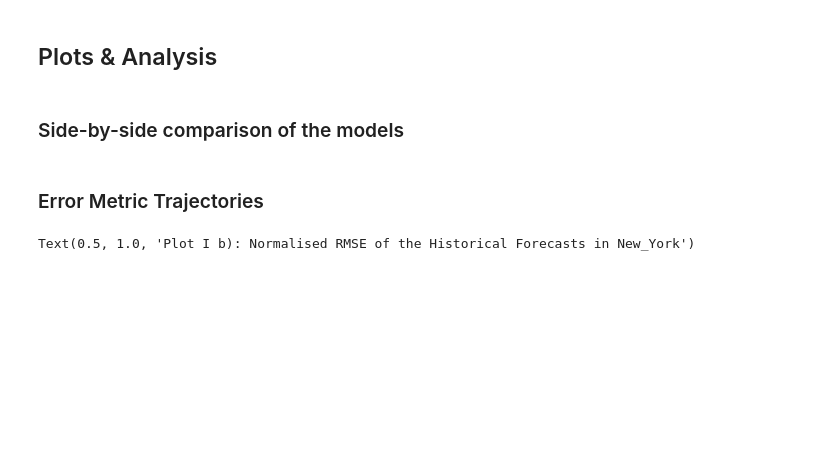
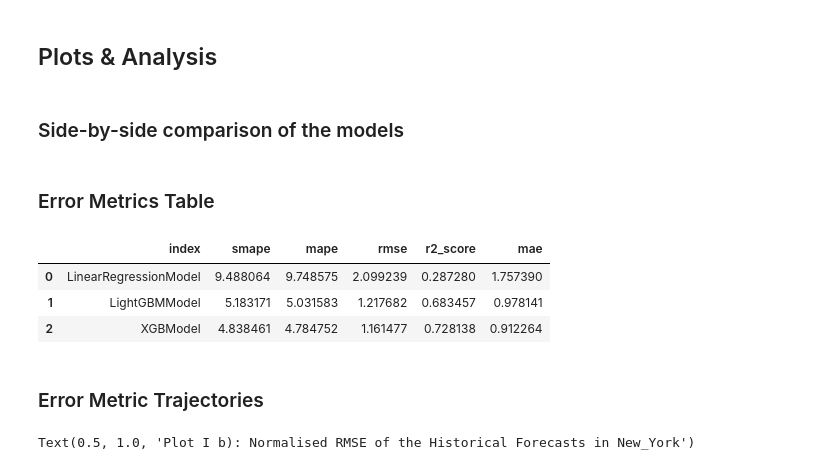
Before and after one commit to tsbyq/WattCast, a Jupyter notebook: bin/forecasting.ipynb, the cells around one changed output. Drawn from its saved outputs; the diff is of its cells as text; code cells hidden in the pictures; blank space fills up the shorter version.

Commit message:
integrated table logging

```diff
--- a/bin/forecasting.ipynb
+++ b/bin/forecasting.ipynb
@@ -155,7 +159,6 @@ models = train_models(model_instances,
 
 model_names = [model.__class__.__name__ for model in models]
 models_dict = {model_name: model for model_name, model in zip(model_names, models)}
-# %%
-covs_use = None if not config.weather else ts_test_weather_piped
-stride = n_ahead // 5 # use something that samples from multiple starting points over the series, to remove out the autocorrelation of errors for the evaluation
+# %%
+test_sets = {"Winter": (ts_val_piped, ts_cov_val, trg_val_inversed), "Summer": (ts_test_piped, ts_cov_test,trg_test_inversed)} # see data_prep.ipynb for the split
 # %%
@@ -183,14 +192,31 @@ for model_name, model in models_dict.items():
 # %% [markdown]
 ### Side-by-side comparison of the models
 # %%
-fig = px.line(trg_test_inversed.pd_series().to_frame("ground_truth"))
-for model_name in model_names:
-    preds = ts_predictions_per_model[model_name]
-    fig.add_scatter(x=preds.pd_series().index, y=preds.pd_series().values, name="prediction_" + model_name)
-fig.update_xaxes(title_text="Time")
-fig.update_yaxes(title_text=f"Power [{ts_train.components[0][-2:]}]")
-fig.show()
-wandb.log({f"Side-by-side comparison of predictions and the ground truth for {config.spatial_scale} in {config.location}": fig})
+for season, (_, preds_per_model, gt) in dict_result_season.items():
+    fig = px.line(gt.pd_series().to_frame("ground_truth"))
+    for model_name in model_names:
+        preds = preds_per_model[model_name]
+        fig.add_scatter(x=preds.pd_series().index, y=preds.pd_series().values, name="prediction_" + model_name)
+    fig.update_xaxes(title_text="Time")
+    fig.update_yaxes(title_text=f"Power [{ts_train.components[0][-2:]}]")
+    fig.show()
+    wandb.log({f"{season} - Side-by-side comparison of predictions and the ground truth for {config.spatial_scale} in {config.location}": fig})
+# %% [markdown]
+### Error Metrics Table
+# %%
+dict_table_metrics_per_season = {}
+
+for season, (_, preds_per_model, gt) in dict_result_season.items():
+    table = get_error_metric_table(list_metrics, preds_per_model, gt).reset_index()
+    wandb.log({f"{season} - Error metrics for {config.spatial_scale} in {config.location}": wandb.Table(dataframe=table)})
+    dict_table_metrics_per_season[season] = table
+# %%
+dict_table_metrics_per_season["Winter"]
+# %% [output]
+|  | index | smape | mape | rmse | r2_score | mae |
+| 0 | LinearRegressionModel | 9.488064 | 9.748575 | 2.099239 | 0.287280 | 1.757390 |
+| 1 | LightGBMModel | 5.183171 | 5.031583 | 1.217682 | 0.683457 | 0.978141 |
+| 2 | XGBModel | 4.838461 | 4.784752 | 1.161477 | 0.728138 | 0.912264 |
 # %% [markdown]
 ### Error Metric Trajectories
 # %%
```
Also changed, not shown: parts of 9 cells of this notebook.
